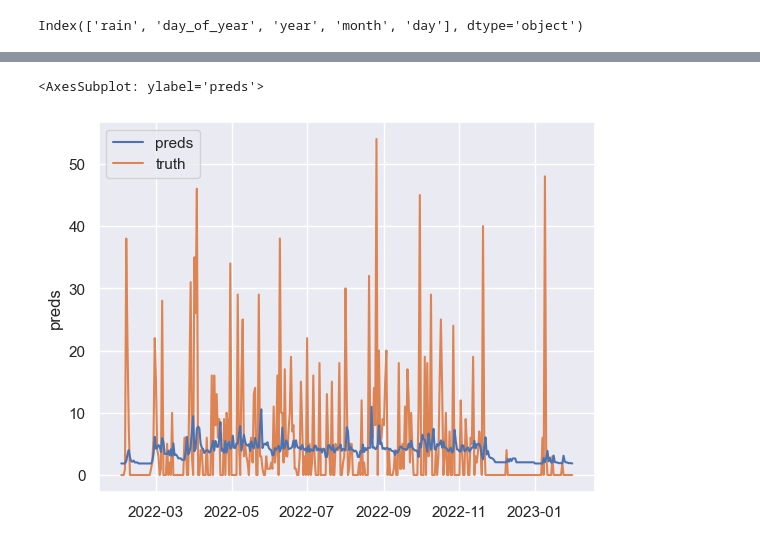
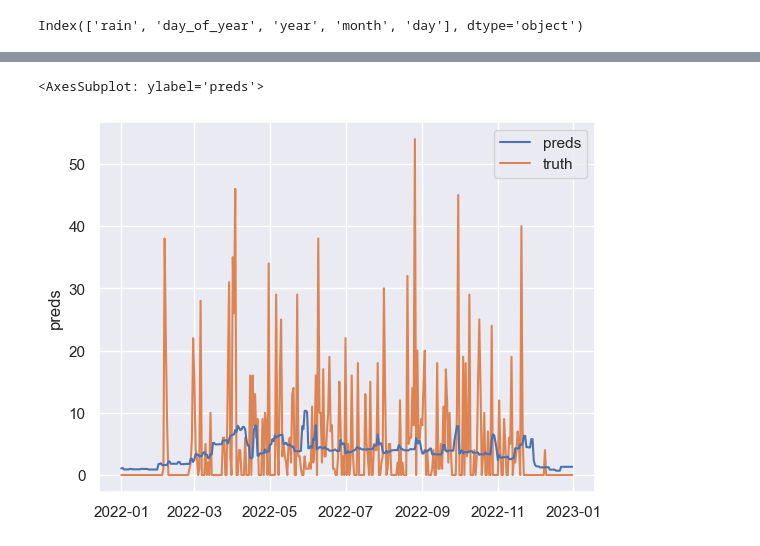
Before and after one commit to pdrew32/Cafe-Casa-Martinez, a Jupyter notebook: rain_time_series_forecasting.ipynb, the cells around one changed output, grey strips where cells are left out. Cells and saved outputs as stored; diff of their text form; code cells hidden in the pictures.

```diff
--- a/rain_time_series_forecasting.ipynb
+++ b/rain_time_series_forecasting.ipynb
@@ -159,7 +166,7 @@ oof_preds = []
 scores = []
 fi = []
 
-for fold, (train_idx, test_idx) in enumerate(tss.split(daily)):
+for fold, (train_idx, test_idx) in enumerate(tss_daily.split(daily)):
     train = daily.iloc[train_idx]
     test = daily.iloc[test_idx]
 
@@ -208,3 +239,13 @@ for fold, (train_idx, test_idx) in enumerate(tss.split(daily)):
 def summarize_models(models, oof_preds, scores, fi):
     print('Mean RMSE across folds:', np.mean(scores))
     print('Fold RMSEs:', scores)
+
+    oof_preds = pd.DataFrame(data=np.concatenate(oof_preds), columns=['data_ind', 'preds', 'arima_preds', 'y_true', 'fold'])
+    oof_preds['data_ind'] = oof_preds['data_ind'].astype('int32')
+    oof_preds['y_true'] = oof_preds['y_true'].astype('int32')
+    oof_preds['fold'] = oof_preds['fold'].astype('int32')
+
+    fi = avg_fi(fi)
+    feature_importances_plot(fi)
+
+    return oof_preds
@@ -217,5 +251,0 @@ Fold RMSEs: [1.1697678113214063, 0.6439377186872746, 1.6998231788238773, 13.1725
-# %%
-oof_preds = pd.DataFrame(data=np.concatenate(oof_preds), columns=['data_ind', 'preds', 'y_true', 'fold'])
-oof_preds['data_ind'] = oof_preds['data_ind'].astype('int32')
-oof_preds['y_true'] = oof_preds['y_true'].astype('int32')
-oof_preds['fold'] = oof_preds['fold'].astype('int32')
@@ -269,0 +252,2 @@ feature_importances_plot(fi)
+# %%
+oof_preds_daily = summarize_models(models, oof_preds, scores, fi)
@@ -270,9 +258,9 @@ feature_importances_plot(fi)
 # %%
 # fig, ax = plt.subplots()
-sns.lineplot(x=df.index[oof_preds.query('fold == 4')['data_ind']], y=oof_preds.query('fold == 4')['preds'], label='preds', zorder=2)
-sns.lineplot(x=df.index[oof_preds.query('fold == 4')['data_ind']], y=oof_preds.query('fold == 4')['y_true'], label='truth', zorder=1)
+sns.lineplot(x=daily.index[oof_preds_daily.query('fold == 4')['data_ind']], y=oof_preds_daily.query('fold == 4')['preds'], label='preds', zorder=2)
+sns.lineplot(x=daily.index[oof_preds_daily.query('fold == 4')['data_ind']], y=oof_preds_daily.query('fold == 4')['y_true'], label='truth', zorder=1)
 # oof_preds.query('fold == 0')['preds']
 # oof_preds.query('fold == 0')['y_true']
 # %% [output]
 <AxesSubplot: ylabel='preds'>
-[figure, old version]
+[figure, new version]
```
Also changed, not shown: parts of 35 cells of this notebook.
